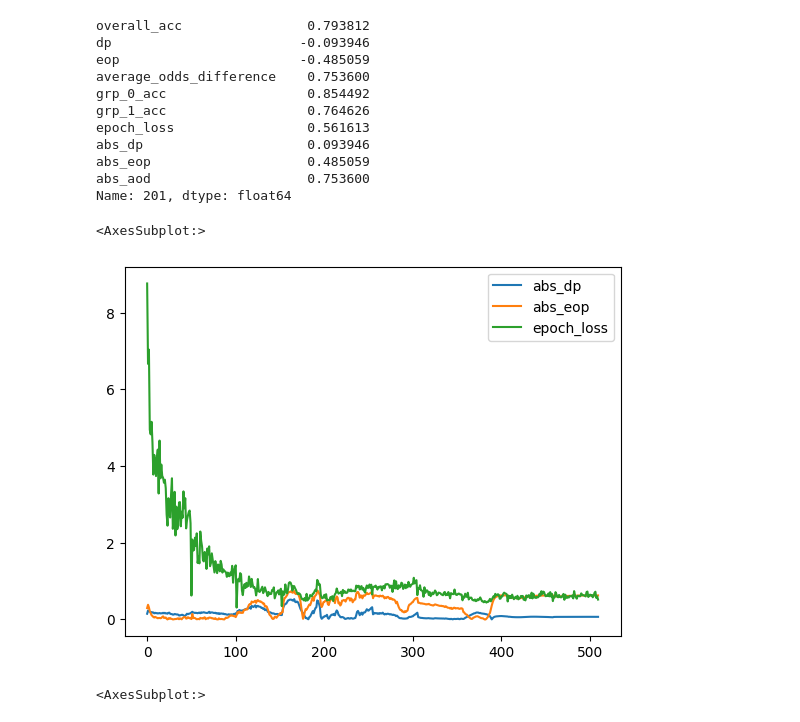
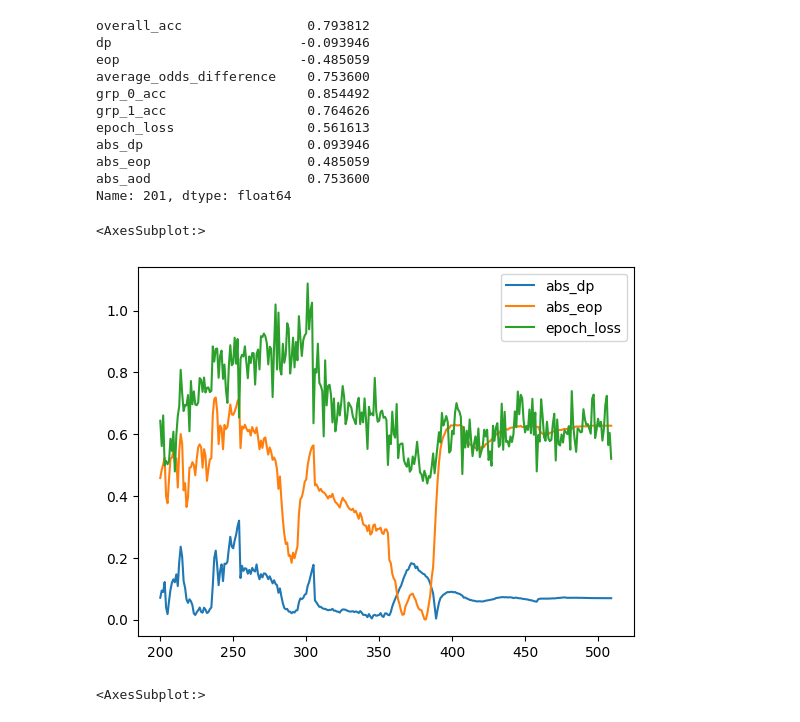
Before and after one commit to Yemonade/FairCL, a Jupyter notebook: adv_test.ipynb, the cells around one changed output. Drawn from its saved outputs; the diff is of its cells as text; code cells hidden in the pictures.

```diff
--- a/adv_test.ipynb
+++ b/adv_test.ipynb
@@ -255,11 +266,11 @@ Name: 201, dtype: float64
 # %%
 res['abs_dp'] = abs(res['dp'])
 res['abs_eop'] = abs(res['eop'])
 res['abs_aod'] = abs(res['average_odds_difference'])
-res[['abs_dp', 'abs_eop', 'epoch_loss']].iloc[:, :].plot()
+res[['abs_dp', 'abs_eop', 'epoch_loss']].iloc[200:, :].plot()
 # %% [output]
 <AxesSubplot:>
-[figure, old version]
+[figure, new version]
 # %%
 val_res = pd.DataFrame(val_info)
 epoch_loss_list_val = val_list[::]
```
Also changed, not shown: parts of 7 cells of this notebook, 10 other files.
